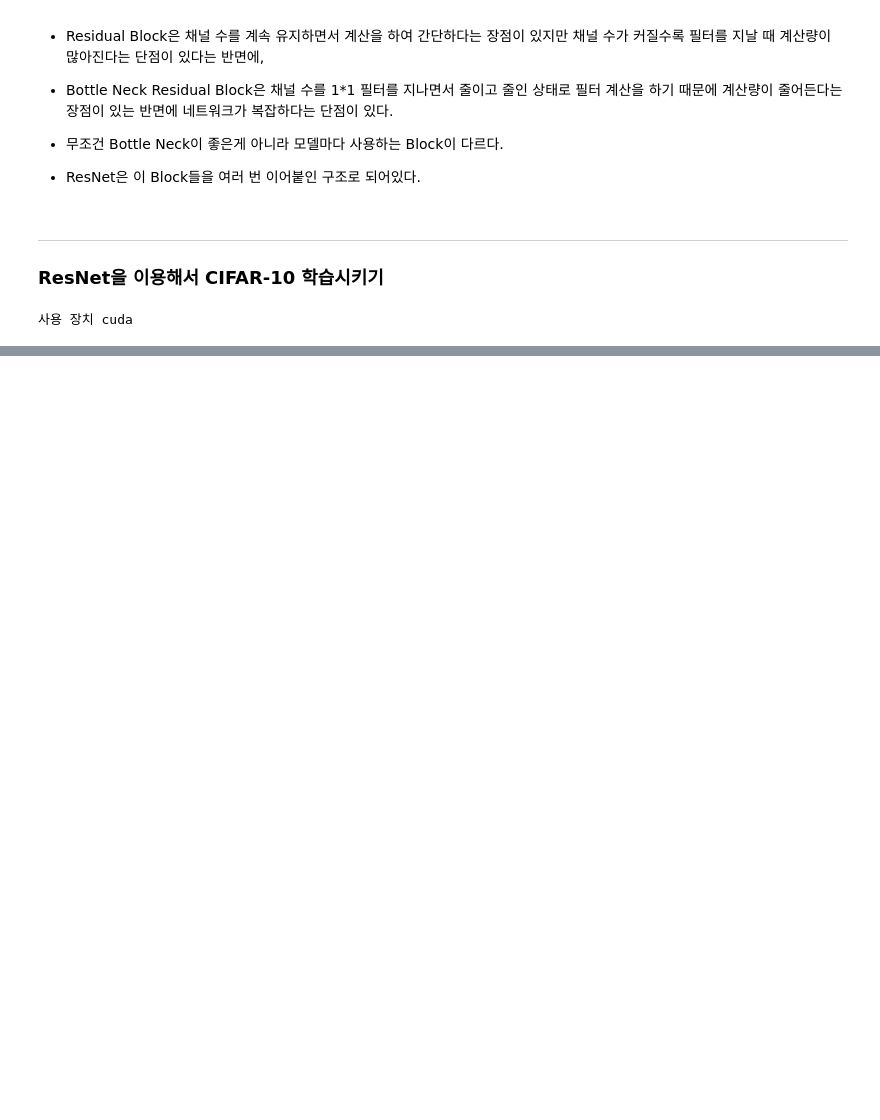
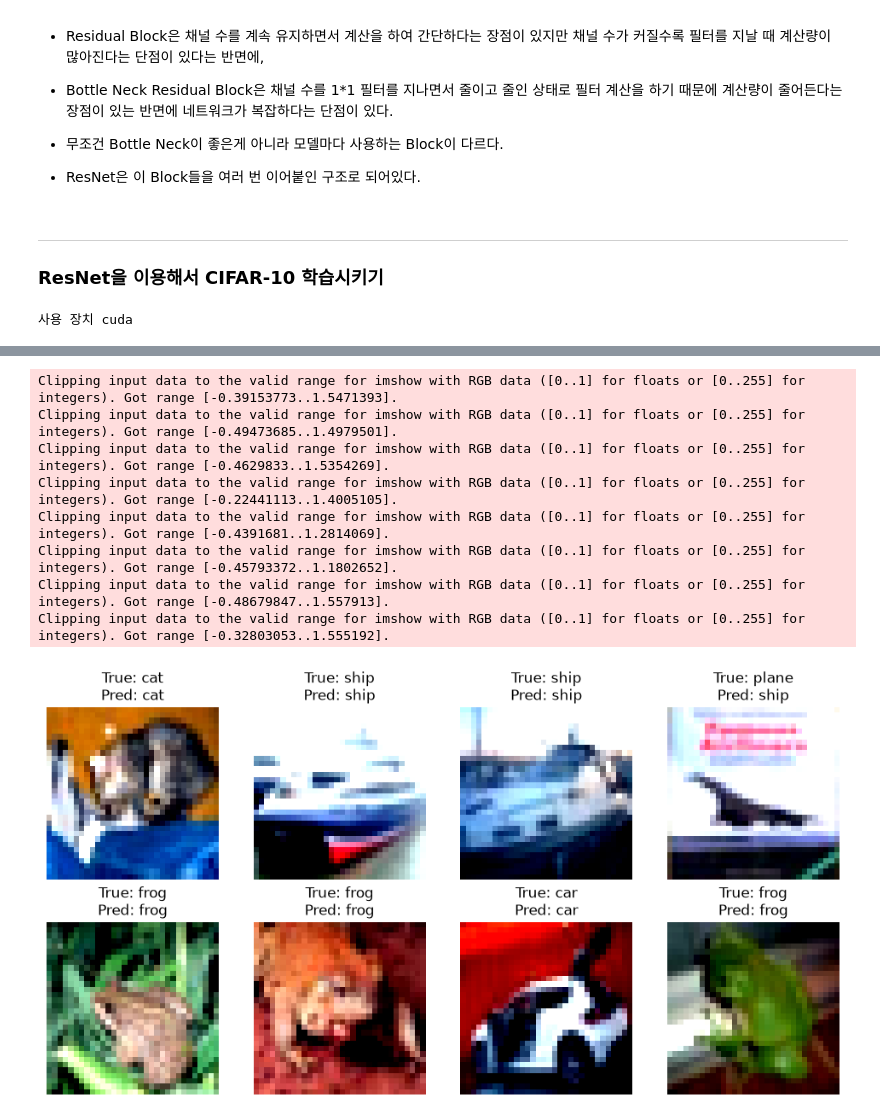
Before and after one commit to choibigo/RWL_Intern, a Jupyter notebook: sh_workspace/Deep_learning/ToAll/8.CNN.ipynb, the cells around one changed output, grey strips where cells are left out. Drawn from its saved outputs; the diff is of its cells as text; code cells hidden in the pictures; blank space fills up the shorter version.

```diff
--- a/sh_workspace/Deep_learning/ToAll/8.CNN.ipynb
+++ b/sh_workspace/Deep_learning/ToAll/8.CNN.ipynb
@@ -914,7 +914,7 @@ def acc_check(net, test_set, epoch, save=True):
     return test_loss, acc
 # %%
 # 학습
-epochs = 5
+epochs = 20
 
 train_loss_history = []
 test_loss_history = []
@@ -1001,0 +1002,51 @@ Epoch 5 | Test Loss: 0.9472 | Test Accuracy: 66.66%
+# %%
+classes = (
+    'plane', 'car', 'bird', 'cat', 'deer',
+    'dog', 'frog', 'horse', 'ship', 'truck'
+)
+
+model.eval()
+
+dataiter = iter(testloader)
+images, labels = next(dataiter)
+
+images = images.to(device)
+labels = labels.to(device)
+
+with torch.no_grad():
+    outputs = model(images)
+    _, predicted = torch.max(outputs, 1)
+
+images = images.cpu()
+labels = labels.cpu()
+predicted = predicted.cpu()
+
+fig = plt.figure(figsize=(12, 6))
+
+for idx in range(8):
+    ax = fig.add_subplot(2, 4, idx + 1)
+
+    img = images[idx]
+
+    img = img / 2 + 0.5
+
+    npimg = img.numpy()
+
+    ax.imshow(npimg.transpose((1, 2, 0)))
+    ax.set_title(
+        f"True: {classes[labels[idx]]}\n"
+        f"Pred: {classes[predicted[idx]]}"
+    )
+    ax.axis("off")
+
+plt.show()
+# %% [output]
+Clipping input data to the valid range for imshow with RGB data ([0..1] for floats or [0..255] for integers). Got range [-0.39153773..1.5471393].
+Clipping input data to the valid range for imshow with RGB data ([0..1] for floats or [0..255] for integers). Got range [-0.49473685..1.4979501].
+Clipping input data to the valid range for imshow with RGB data ([0..1] for floats or [0..255] for integers). Got range [-0.4629833..1.5354269].
+Clipping input data to the valid range for imshow with RGB data ([0..1] for floats or [0..255] for integers). Got range [-0.22441113..1.4005105].
+Clipping input data to the valid range for imshow with RGB data ([0..1] for floats or [0..255] for integers). Got range [-0.4391681..1.2814069].
+Clipping input data to the valid range for imshow with RGB data ([0..1] for floats or [0..255] for integers). Got range [-0.45793372..1.1802652].
+Clipping input data to the valid range for imshow with RGB data ([0..1] for floats or [0..255] for integers). Got range [-0.48679847..1.557913].
+Clipping input data to the valid range for imshow with RGB data ([0..1] for floats or [0..255] for integers). Got range [-0.32803053..1.555192].
+[figure, added]
```
Also changed, not shown: parts of 1 cell of this notebook.
